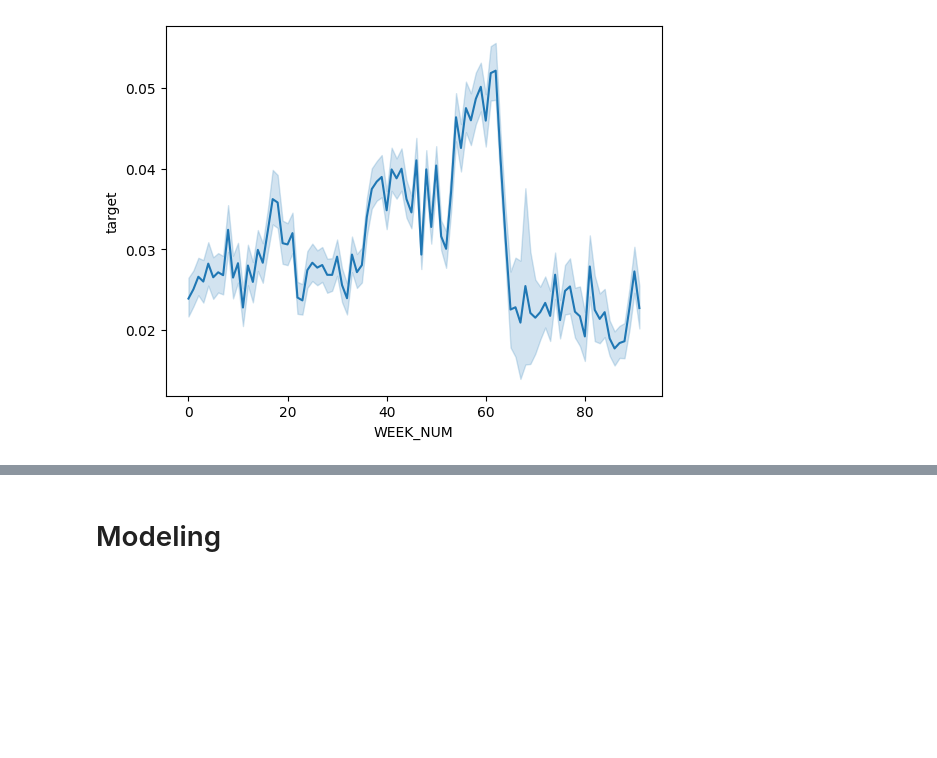
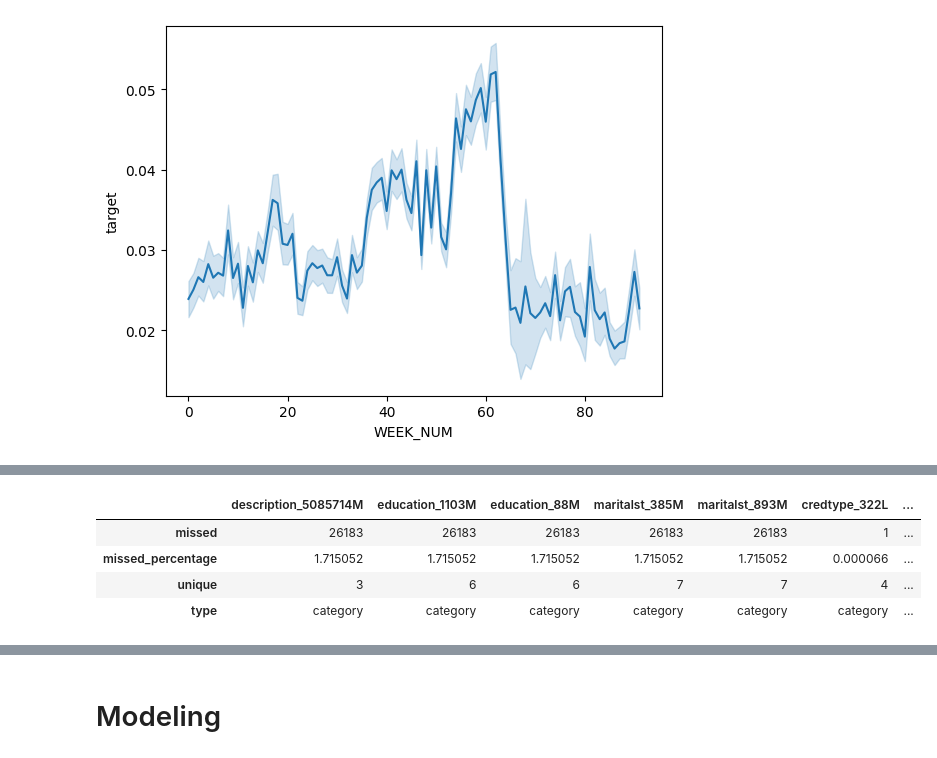
Before and after one commit to Maksym-Kryvenko/Home-Credit-Group---Credit-Risk-Model-Stability, a Jupyter notebook: home-credit-2024.ipynb, the cells around one changed output, grey strips where cells are left out. Drawn from its saved outputs; the diff is of its cells as text; code cells hidden in the pictures; blank space fills up the shorter version.

```diff
--- a/home-credit-2024.ipynb
+++ b/home-credit-2024.ipynb
@@ -489,0 +475,8 @@ plt.show()
+# %%
+train_df_summary[(train_df_summary.missed_percentage < 5) & (train_df_summary.type == 'category')].T
+# %% [output]
+|  | description_5085714M | education_1103M | education_88M | maritalst_385M | maritalst_893M | credtype_322L | ... |
+| missed | 26183 | 26183 | 26183 | 26183 | 26183 | 1 | ... |
+| missed_percentage | 1.715052 | 1.715052 | 1.715052 | 1.715052 | 1.715052 | 0.000066 | ... |
+| unique | 3 | 6 | 6 | 7 | 7 | 4 | ... |
+| type | category | category | category | category | category | category | ... |
```
Also changed, not shown: parts of 24 cells of this notebook.
